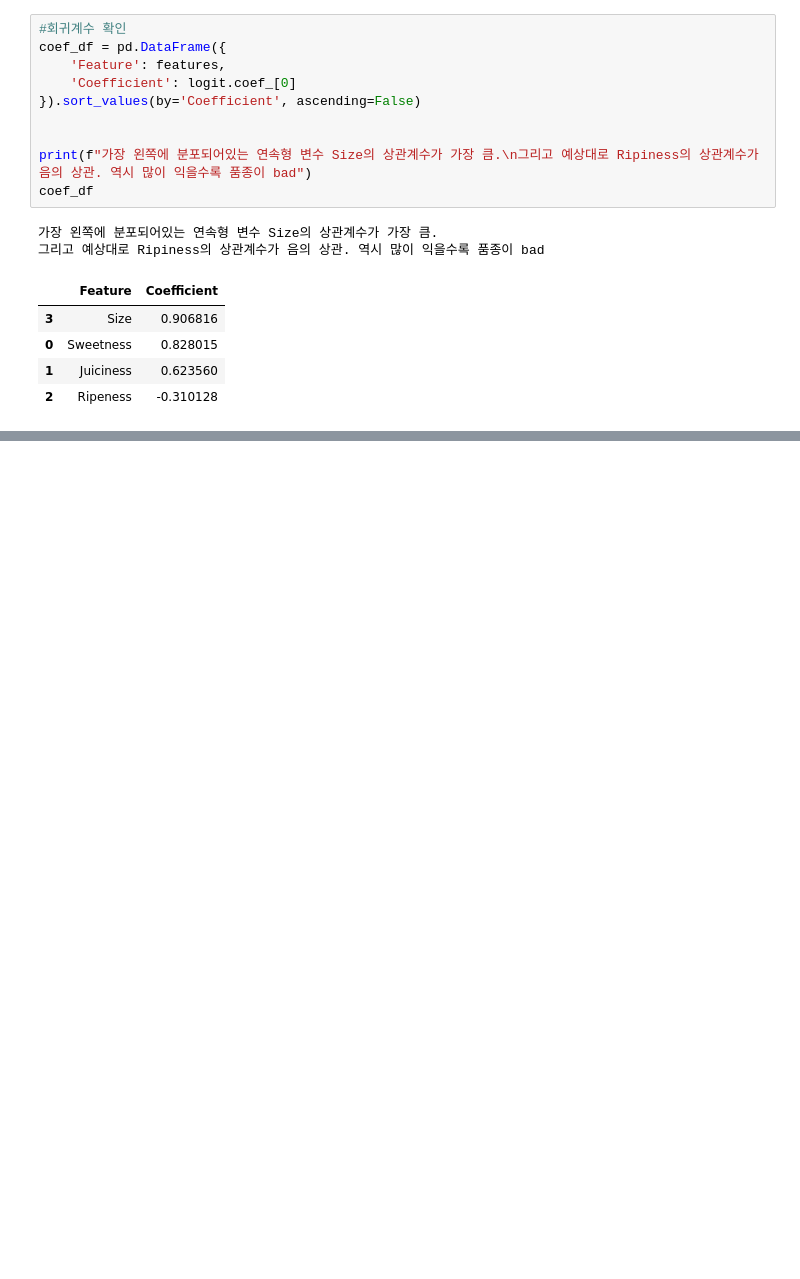
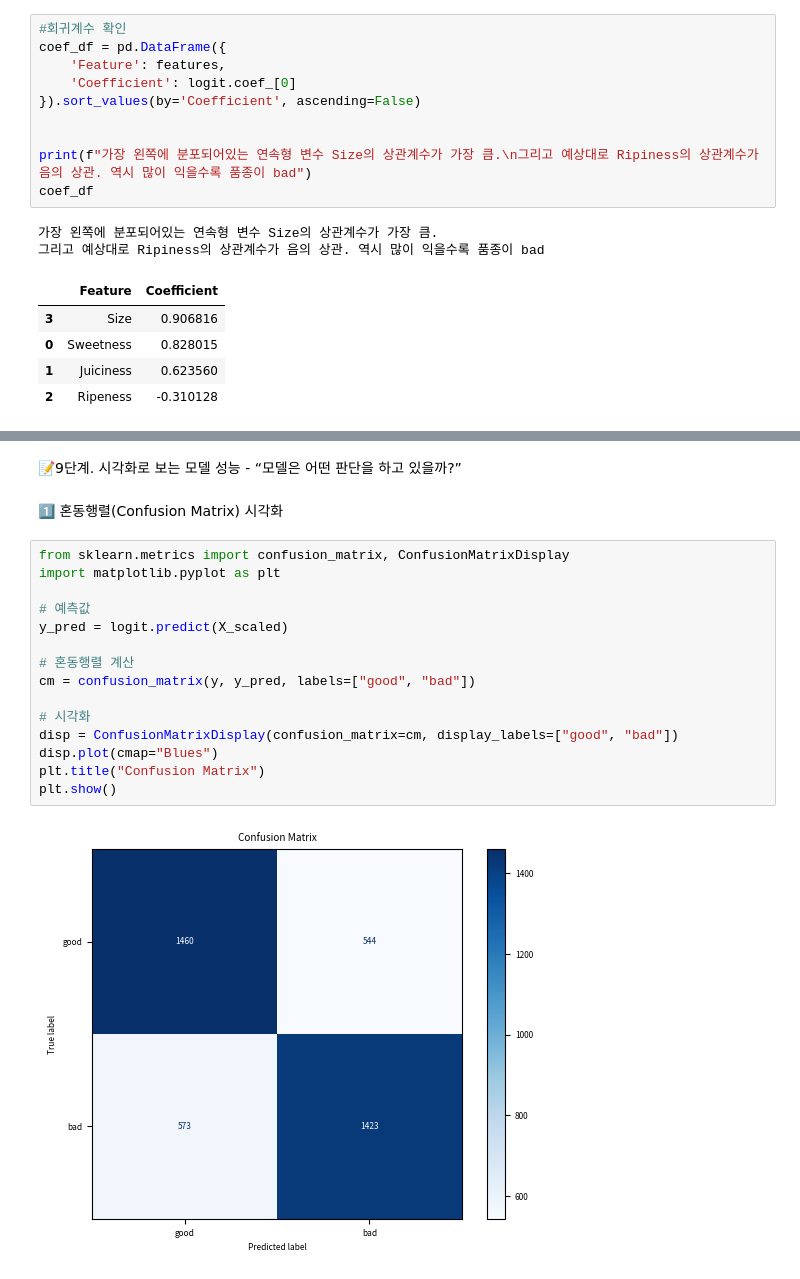
Before and after one commit to GYULLTANGURRI/main, a Jupyter notebook: 12월/251218실습/데이터 분석 캡스톤_사과01 (1).ipynb, the cells around one changed output, grey strips where cells are left out. Saved outputs shown, nothing was run; the diff lists cells and outputs as text; blank space fills up the shorter version.

```diff
--- a/12월/251218실습/데이터 분석 캡스톤_사과01 (1).ipynb
+++ b/12월/251218실습/데이터 분석 캡스톤_사과01 (1).ipynb
@@ -447,0 +484,21 @@ Size가 클수록 good 인데, Sweetness는 음의 상관관계.
+# %% [markdown]
+📝9단계. 시각화로 보는 모델 성능 - “모델은 어떤 판단을 하고 있을까?”
+# %% [markdown]
+1️⃣ 혼동행렬(Confusion Matrix) 시각화
+# %%
+from sklearn.metrics import confusion_matrix, ConfusionMatrixDisplay
+import matplotlib.pyplot as plt
+
+# 예측값
+y_pred = logit.predict(X_scaled)
+
+# 혼동행렬 계산
+cm = confusion_matrix(y, y_pred, labels=["good", "bad"])
+
+# 시각화
+disp = ConfusionMatrixDisplay(confusion_matrix=cm, display_labels=["good", "bad"])
+disp.plot(cmap="Blues")
+plt.title("Confusion Matrix")
+plt.show()
+# %% [output]
+[figure, added]
```
Also changed, not shown: parts of 6 cells of this notebook, 1 other file.
